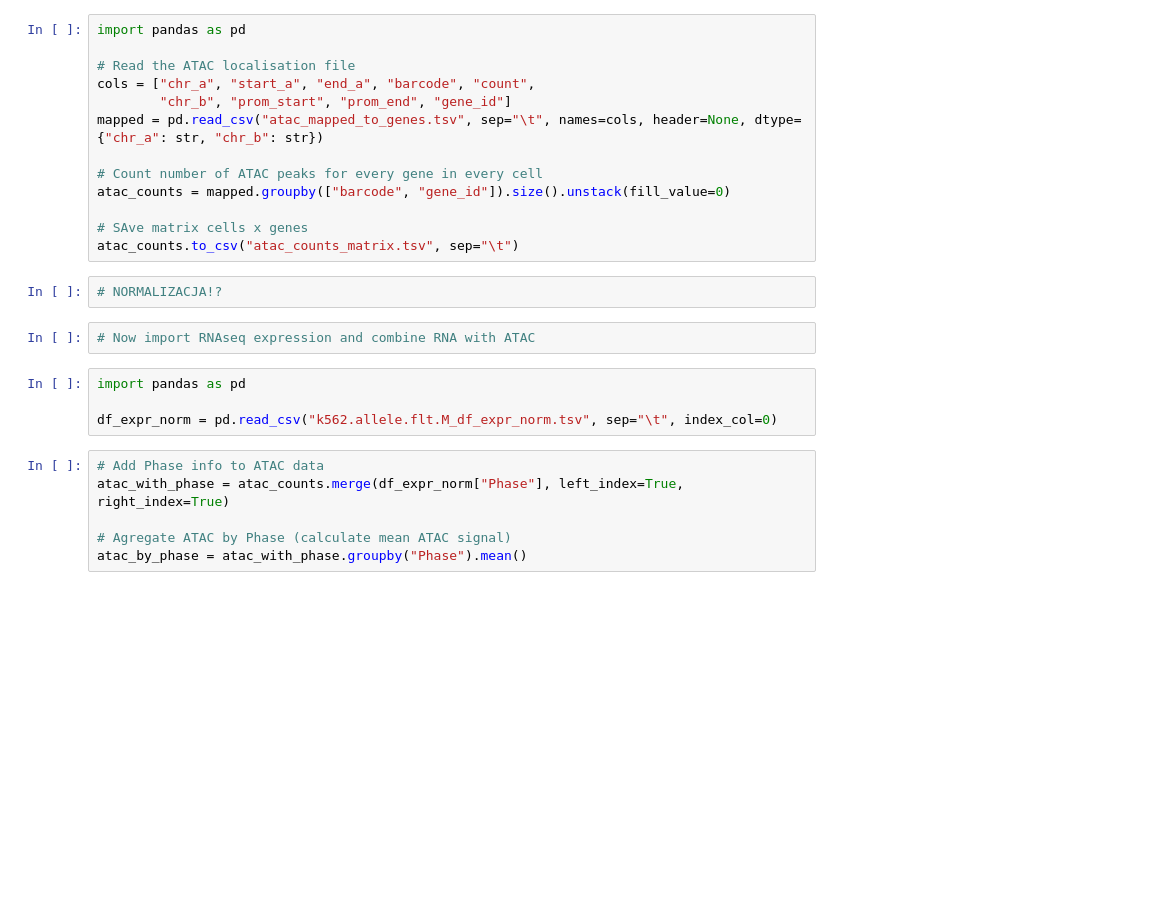
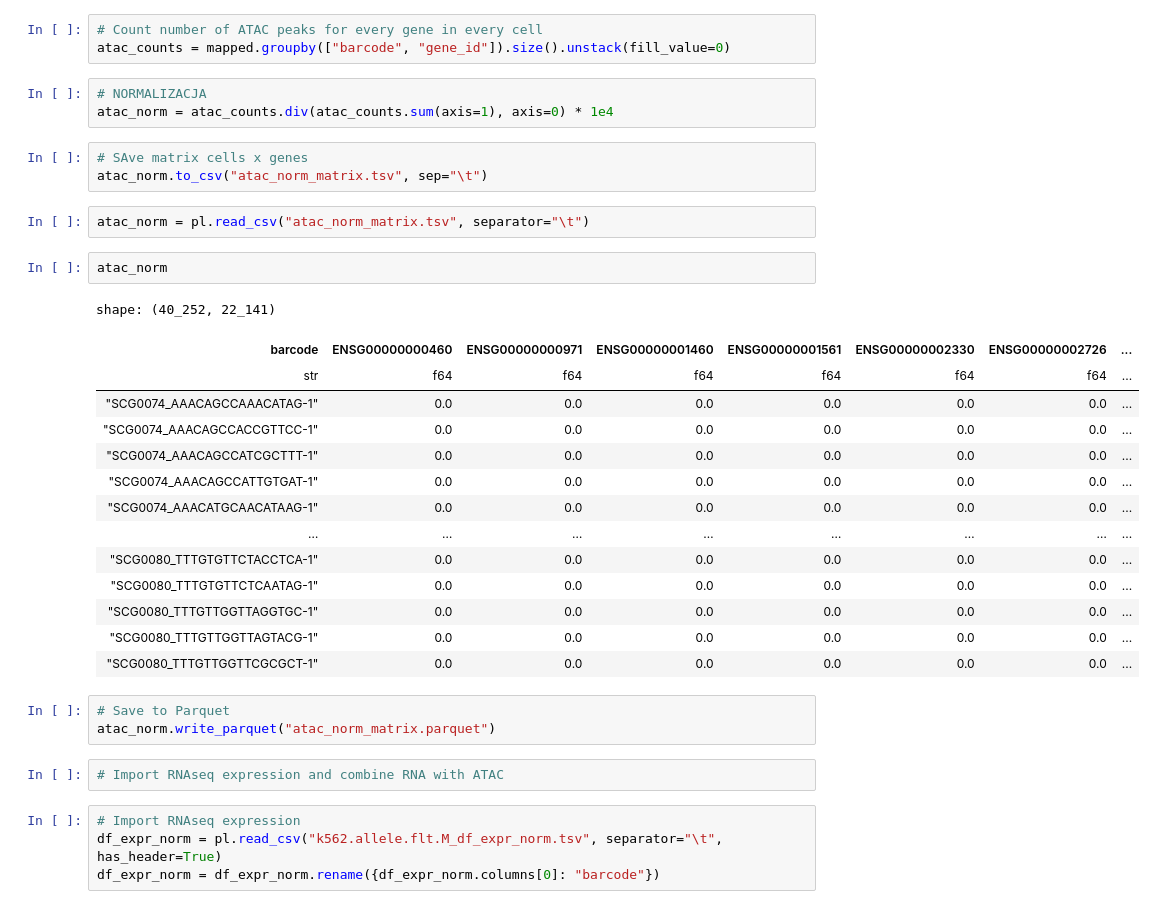
Before and after one commit to SFGLab/Team8_PhaseSpecific_Chromatin_Changes, a Jupyter notebook: ATACseq.ipynb, the cells around one changed output. Saved outputs shown, nothing was run; the diff lists cells and outputs as text; blank space fills up the shorter version.

```diff
--- a/ATACseq.ipynb
+++ b/ATACseq.ipynb
@@ -47,27 +52,37 @@ atac_filtered.to_csv("k562.atac.filtered.bed", sep="\t", index=False, header=Fal
+# %%
+# Count number of ATAC peaks for every gene in every cell
+atac_counts = mapped.groupby(["barcode", "gene_id"]).size().unstack(fill_value=0)
+# %%
+# NORMALIZACJA
+atac_norm = atac_counts.div(atac_counts.sum(axis=1), axis=0) * 1e4
 # %%
-import pandas as pd
-
-# Read the ATAC localisation file
-cols = ["chr_a", "start_a", "end_a", "barcode", "count",
-        "chr_b", "prom_start", "prom_end", "gene_id"]
-mapped = pd.read_csv("atac_mapped_to_genes.tsv", sep="\t", names=cols, header=None, dtype={"chr_a": str, "chr_b": str})
-
-# Count number of ATAC peaks for every gene in every cell
-atac_counts = mapped.groupby(["barcode", "gene_id"]).size().unstack(fill_value=0)
-
 # SAve matrix cells x genes
-atac_counts.to_csv("atac_counts_matrix.tsv", sep="\t")
+atac_norm.to_csv("atac_norm_matrix.tsv", sep="\t")
-# %%
-# NORMALIZACJA!?
+# %%
+atac_norm = pl.read_csv("atac_norm_matrix.tsv", separator="\t")
+# %%
+atac_norm
+# %% [output]
+shape: (40_252, 22_141)
+| barcode | ENSG00000000460 | ENSG00000000971 | ENSG00000001460 | ENSG00000001561 | ENSG00000002330 | ENSG00000002726 | ... |
+| str | f64 | f64 | f64 | f64 | f64 | f64 | ... |
+| "SCG0074_AAACAGCCAAACATAG-1" | 0.0 | 0.0 | 0.0 | 0.0 | 0.0 | 0.0 | ... |
+| "SCG0074_AAACAGCCACCGTTCC-1" | 0.0 | 0.0 | 0.0 | 0.0 | 0.0 | 0.0 | ... |
+| "SCG0074_AAACAGCCATCGCTTT-1" | 0.0 | 0.0 | 0.0 | 0.0 | 0.0 | 0.0 | ... |
+| "SCG0074_AAACAGCCATTGTGAT-1" | 0.0 | 0.0 | 0.0 | 0.0 | 0.0 | 0.0 | ... |
+| "SCG0074_AAACATGCAACATAAG-1" | 0.0 | 0.0 | 0.0 | 0.0 | 0.0 | 0.0 | ... |
+| … | … | … | … | … | … | … | ... |
+| "SCG0080_TTTGTGTTCTACCTCA-1" | 0.0 | 0.0 | 0.0 | 0.0 | 0.0 | 0.0 | ... |
+| "SCG0080_TTTGTGTTCTCAATAG-1" | 0.0 | 0.0 | 0.0 | 0.0 | 0.0 | 0.0 | ... |
+| "SCG0080_TTTGTTGGTTAGGTGC-1" | 0.0 | 0.0 | 0.0 | 0.0 | 0.0 | 0.0 | ... |
+| "SCG0080_TTTGTTGGTTAGTACG-1" | 0.0 | 0.0 | 0.0 | 0.0 | 0.0 | 0.0 | ... |
+| "SCG0080_TTTGTTGGTTCGCGCT-1" | 0.0 | 0.0 | 0.0 | 0.0 | 0.0 | 0.0 | ... |
+# %%
+# Save to Parquet
+atac_norm.write_parquet("atac_norm_matrix.parquet")
 # %%
-# Now import RNAseq expression and combine RNA with ATAC
+# Import RNAseq expression and combine RNA with ATAC
-# %%
-import pandas as pd
-
-df_expr_norm = pd.read_csv("k562.allele.flt.M_df_expr_norm.tsv", sep="\t", index_col=0)
-# %%
-# Add Phase info to ATAC data
-atac_with_phase = atac_counts.merge(df_expr_norm["Phase"], left_index=True, right_index=True)
-
-# Agregate ATAC by Phase (calculate mean ATAC signal)
-atac_by_phase = atac_with_phase.groupby("Phase").mean()
+# %%
+# Import RNAseq expression
+df_expr_norm = pl.read_csv("k562.allele.flt.M_df_expr_norm.tsv", separator="\t", has_header=True)
+df_expr_norm = df_expr_norm.rename({df_expr_norm.columns[0]: "barcode"})
```
Also changed, not shown: parts of 35 cells of this notebook, 2 other files.
